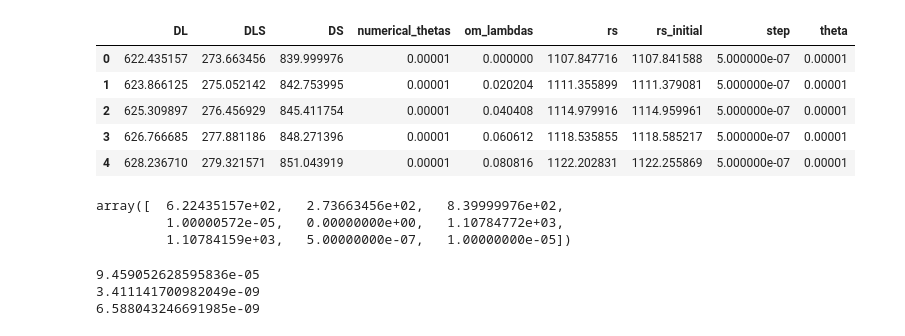
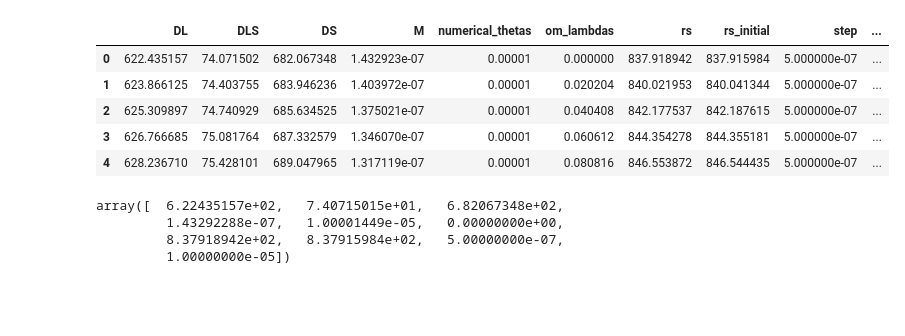
Before and after one commit to lingxz/lightbending, a Jupyter notebook: different_lambdas.ipynb, the cells around one changed output. Cells and saved outputs as stored; diff of their text form; code cells hidden in the pictures; blank space fills up the shorter version.

```diff
--- a/different_lambdas.ipynb
+++ b/different_lambdas.ipynb
@@ -7,35 +7,32 @@ import scipy.integrate as spi
 plt.style.use('seaborn-white')
 %matplotlib inline
 # %%
-filename = 'data/diff_lambdas_bigger_redshifts2.csv'
+filename = 'data/diff_lambdas_const_rh.csv'
 df = pd.read_csv(filename)
 df.head()
 # %% [output]
-|  | DL | DLS | DS | numerical_thetas | om_lambdas | rs | rs_initial | step | theta |
-| 0 | 622.435157 | 273.663456 | 839.999976 | 0.00001 | 0.000000 | 1107.847716 | 1107.841588 | 5.000000e-07 | 0.00001 |
-| 1 | 623.866125 | 275.052142 | 842.753995 | 0.00001 | 0.020204 | 1111.355899 | 1111.379081 | 5.000000e-07 | 0.00001 |
-| 2 | 625.309897 | 276.456929 | 845.411754 | 0.00001 | 0.040408 | 1114.979916 | 1114.959961 | 5.000000e-07 | 0.00001 |
-| 3 | 626.766685 | 277.881186 | 848.271396 | 0.00001 | 0.060612 | 1118.535855 | 1118.585217 | 5.000000e-07 | 0.00001 |
-| 4 | 628.236710 | 279.321571 | 851.043919 | 0.00001 | 0.080816 | 1122.202831 | 1122.255869 | 5.000000e-07 | 0.00001 |
+|  | DL | DLS | DS | M | numerical_thetas | om_lambdas | rs | rs_initial | step | ... |
+| 0 | 622.435157 | 74.071502 | 682.067348 | 1.432923e-07 | 0.00001 | 0.000000 | 837.918942 | 837.915984 | 5.000000e-07 | ... |
+| 1 | 623.866125 | 74.403755 | 683.946236 | 1.403972e-07 | 0.00001 | 0.020204 | 840.021953 | 840.041344 | 5.000000e-07 | ... |
+| 2 | 625.309897 | 74.740929 | 685.634525 | 1.375021e-07 | 0.00001 | 0.040408 | 842.177537 | 842.187615 | 5.000000e-07 | ... |
+| 3 | 626.766685 | 75.081764 | 687.332579 | 1.346070e-07 | 0.00001 | 0.060612 | 844.354278 | 844.355181 | 5.000000e-07 | ... |
+| 4 | 628.236710 | 75.428101 | 689.047965 | 1.317119e-07 | 0.00001 | 0.080816 | 846.553872 | 846.544435 | 5.000000e-07 | ... |
 # %%
 df.values[0]
 # %% [output]
-array([  6.22435157e+02,   2.73663456e+02,   8.39999976e+02,
-         1.00000572e-05,   0.00000000e+00,   1.10784772e+03,
-         1.10784159e+03,   5.00000000e-07,   1.00000000e-05])
+array([  6.22435157e+02,   7.40715015e+01,   6.82067348e+02,
+         1.43292288e-07,   1.00001449e-05,   0.00000000e+00,
+         8.37918942e+02,   8.37915984e+02,   5.00000000e-07,
+         1.00000000e-05])
 # %%
-length_scale = 3.086e22
-H_0 = 7.56e-27 * length_scale
-M = 1474e12 / length_scale
-# print(M)
-print(4*M/201.990641/9.99960083e-06)
-Lambda = 3*0.726531*H_0**2
-print(Lambda*(201.990641*9.99960083e-06)**3/6/M)
-print(15*np.pi/4*M**2/(201.990641*9.99960083e-06)**2)
+# length_scale = 3.086e22
+# H_0 = 7.56e-27 * length_scale
+# M = 1474e12 / length_scale
+# # print(M)
+# print(4*M/201.990641/9.99960083e-06)
+# Lambda = 3*0.726531*H_0**2
+# print(Lambda*(201.990641*9.99960083e-06)**3/6/M)
+# print(15*np.pi/4*M**2/(201.990641*9.99960083e-06)**2)
-# %% [output]
-9.459052628595836e-05
-3.411141700982049e-09
-6.588043246691985e-09
 # %%
 # # patch
 # length_scale = 3.086e22
```
Also changed, not shown: parts of 6 cells of this notebook, 8 other files.
